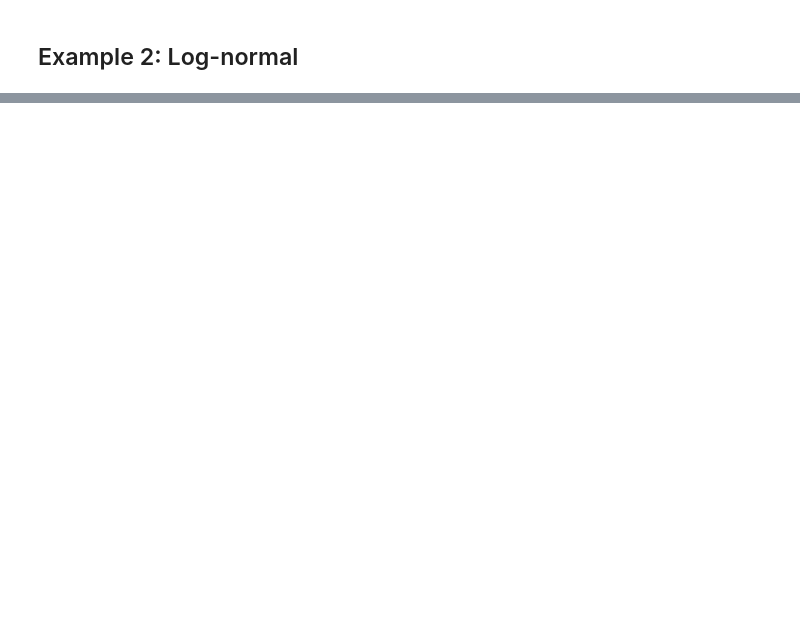
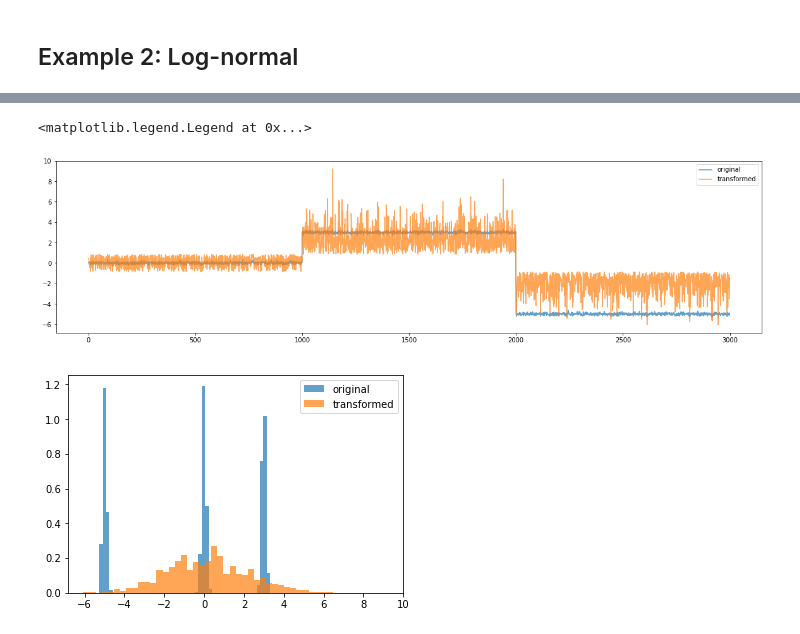
Before and after one commit to statefb/non-gaussian-converter, a Jupyter notebook: example.ipynb, the cells around one changed output, grey strips where cells are left out. Cells and saved outputs as stored; diff of their text form; code cells hidden in the pictures; blank space fills up the shorter version.

```diff
--- a/example.ipynb
+++ b/example.ipynb
@@ -52,0 +53,19 @@ plt.legend()
+# %%
+# generate test data
+x = np.hstack((norm(0,0.1).rvs(1000),norm(3,0.1).rvs(1000),norm(-5,0.1).rvs(1000)))
+# to gaussian
+x_tf = GaussianTransformer().fit_transform(x)
+# %%
+plt.figure(figsize=(20,5))
+plt.plot(x,alpha=0.7,label="original")
+plt.plot(x_tf,alpha=0.7,label="transformed")
+plt.legend()
+
+plt.figure()
+plt.hist(x,bins=50,alpha=0.7,label="original",density=True)
+plt.hist(x_tf,bins=50,alpha=0.7,label="transformed",density=True)
+plt.legend()
+# %% [output]
+<matplotlib.legend.Legend at 0x...>
+[figure, added]
+[figure, added]
```
Also changed, not shown: parts of 6 cells of this notebook, 1 other file.
